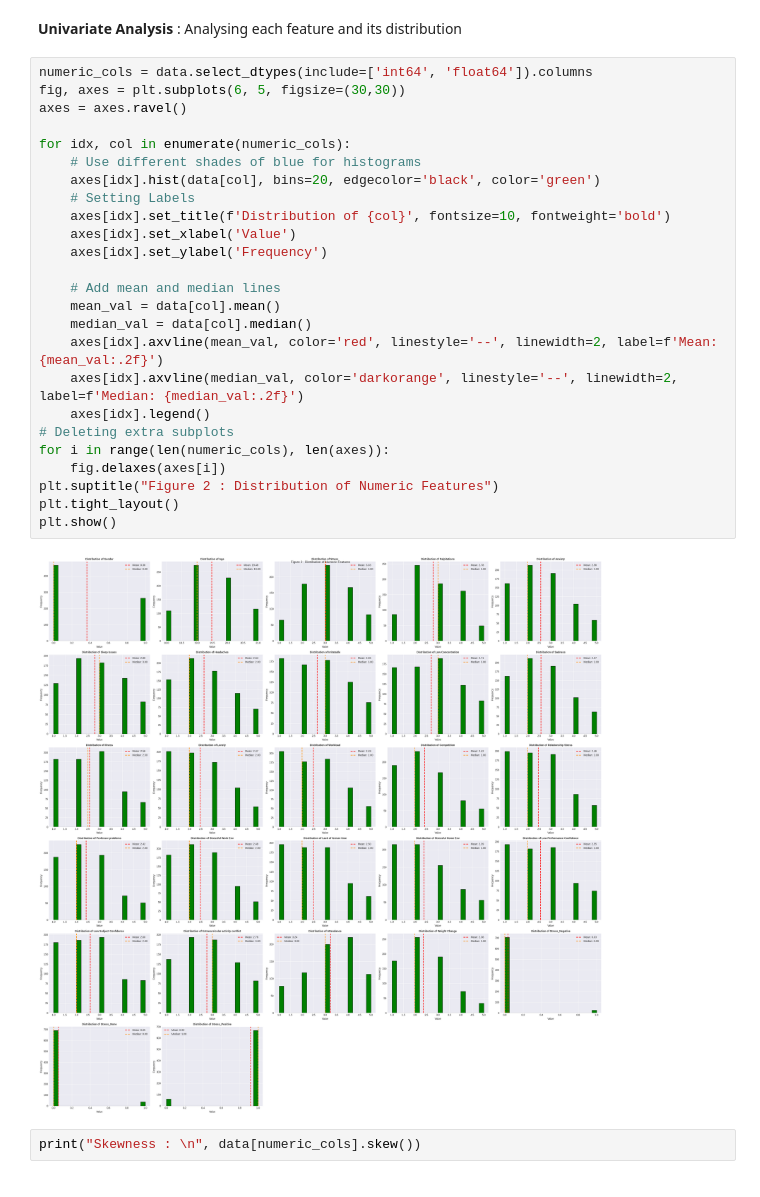
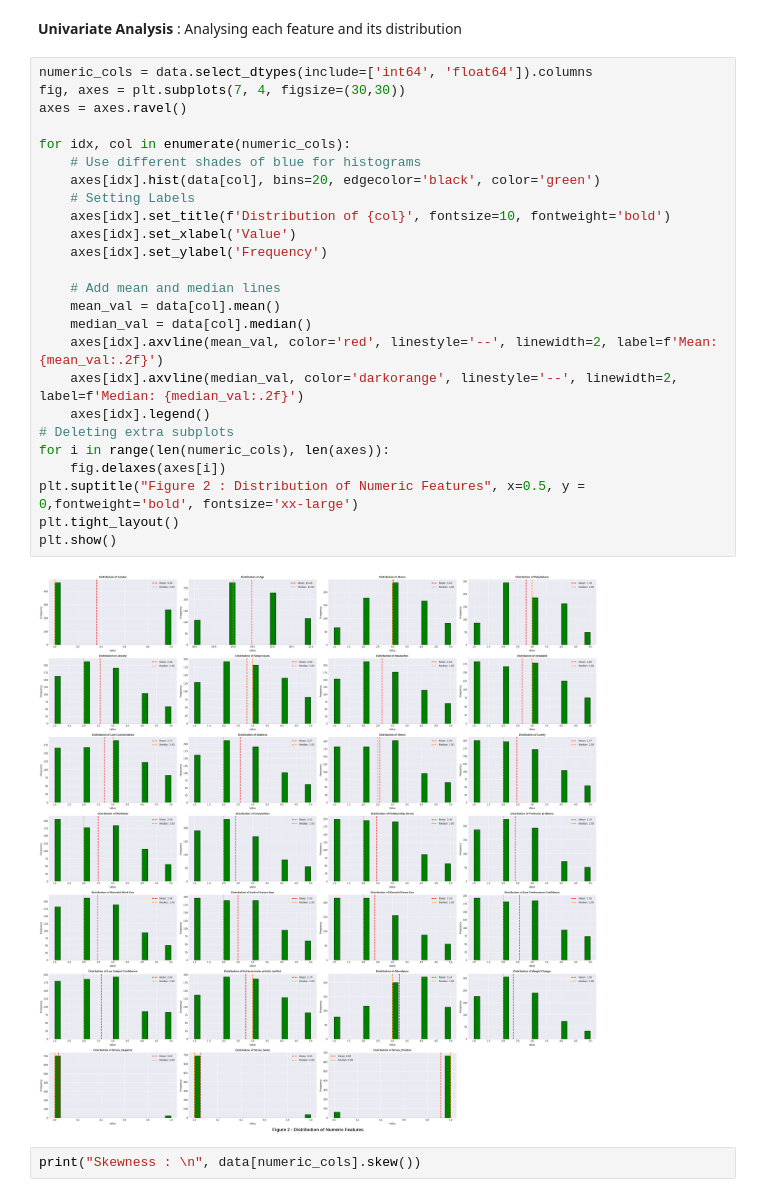
Before and after one commit to hamnahdurrani/Student_Stress_Survey_Analysis, a Jupyter notebook: Student_Stress_Survery_Analysis.ipynb, the cells around one changed output. Cells and saved outputs as stored; diff of their text form.

```diff
--- a/Student_Stress_Survery_Analysis.ipynb
+++ b/Student_Stress_Survery_Analysis.ipynb
@@ -235,31 +235,31 @@ data = pd.concat([data, one_hot], axis=1)
 **Univariate Analysis** : Analysing each feature and its distribution
 # %%
 numeric_cols = data.select_dtypes(include=['int64', 'float64']).columns
-fig, axes = plt.subplots(6, 5, figsize=(30,30))
+fig, axes = plt.subplots(7, 4, figsize=(30,30))
 axes = axes.ravel()
 
 for idx, col in enumerate(numeric_cols):
     # Use different shades of blue for histograms
     axes[idx].hist(data[col], bins=20, edgecolor='black', color='green')
     # Setting Labels
     axes[idx].set_title(f'Distribution of {col}', fontsize=10, fontweight='bold')
     axes[idx].set_xlabel('Value')
     axes[idx].set_ylabel('Frequency')
 
     # Add mean and median lines
     mean_val = data[col].mean()
     median_val = data[col].median()
     axes[idx].axvline(mean_val, color='red', linestyle='--', linewidth=2, label=f'Mean: {mean_val:.2f}')
     axes[idx].axvline(median_val, color='darkorange', linestyle='--', linewidth=2, label=f'Median: {median_val:.2f}')
     axes[idx].legend()
 # Deleting extra subplots
 for i in range(len(numeric_cols), len(axes)):
     fig.delaxes(axes[i])
-plt.suptitle("Figure 2 : Distribution of Numeric Features")
+plt.suptitle("Figure 2 : Distribution of Numeric Features", x=0.5, y = 0,fontweight='bold', fontsize='xx-large')
 plt.tight_layout()
 plt.show()
 # %% [output]
-[figure, old version]
+[figure, new version]
 # %%
 print("Skewness : \n", data[numeric_cols].skew())
 # %% [output]
```
